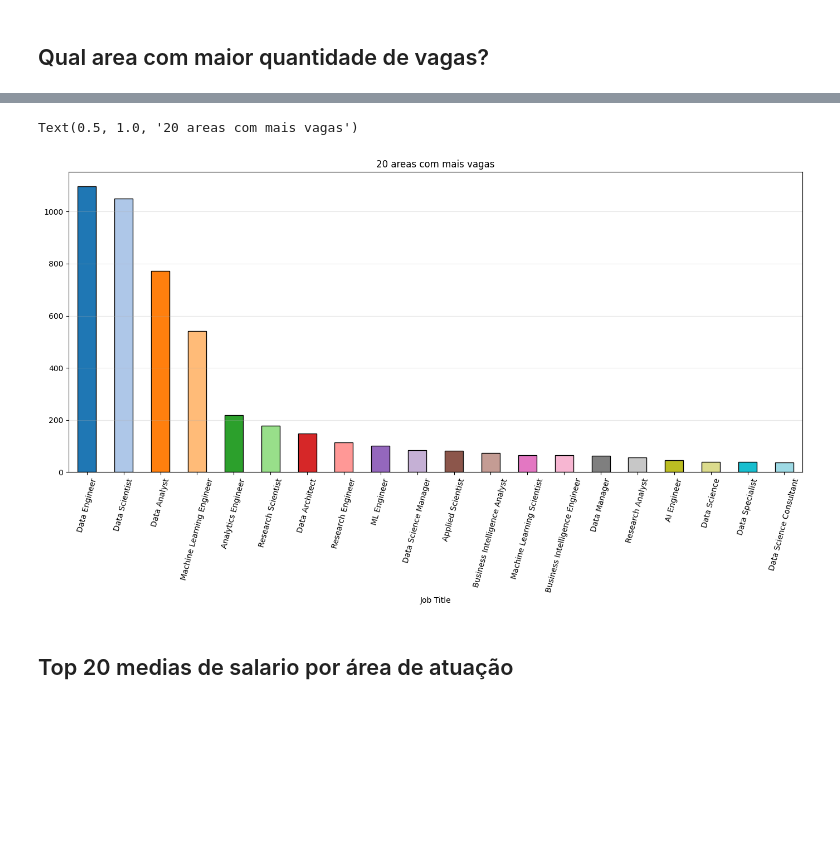
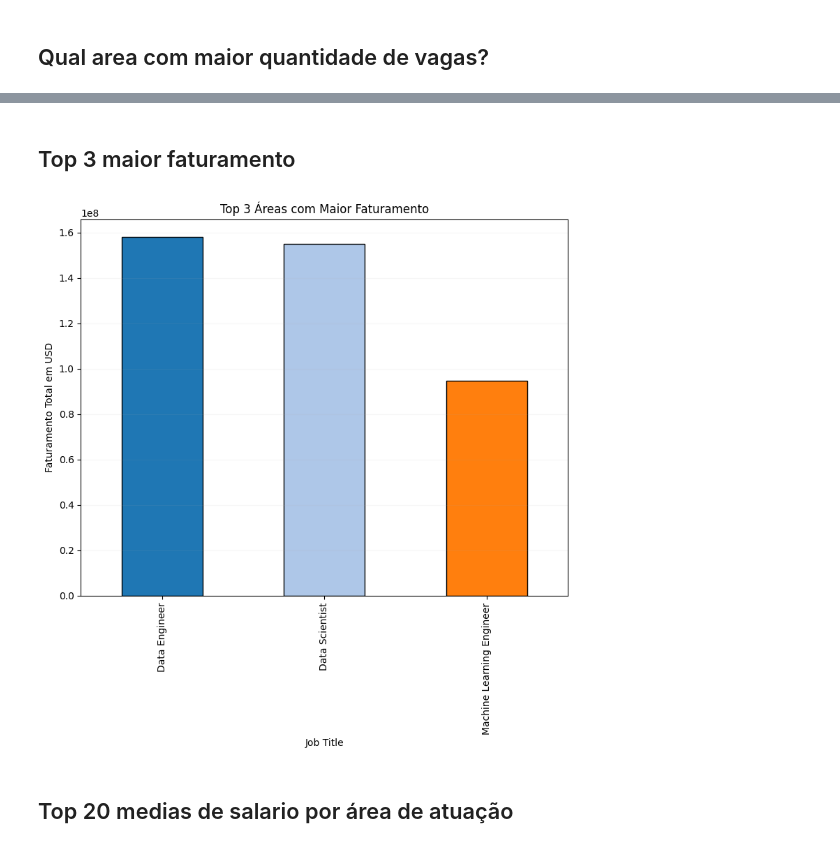
Before and after one commit to LiliamLtx/DataScience, a Jupyter notebook: salarios2024.ipynb, the cells around one changed output, grey strips where cells are left out. Saved outputs shown, nothing was run; the diff lists cells and outputs as text; code cells hidden in the pictures; blank space fills up the shorter version.

```diff
--- a/salarios2024.ipynb
+++ b/salarios2024.ipynb
@@ -189,12 +188,17 @@ São 132 áreas na tabela
+# %% [markdown]
+## Top 3 maior faturamento
+# %%
+faturamento = salarios.groupby("Job Title")["Salary in USD"].sum().sort_values(ascending=False)
+top3 = faturamento.head(3)
 # %%
-plt.figure(figsize = (17, 7))
-top20_JobTitle = salarios["Job Title"].value_counts()[:20]
-top20_JobTitle.plot(kind = 'bar',  color = sns.color_palette('tab20'), edgecolor = 'black', rot = 75)
-plt.grid(axis='y', alpha=0.3)
-plt.title('20 areas com mais vagas')
+plt.figure(figsize=(9, 7))
+top3.plot(kind='bar', color=sns.color_palette('tab20'), edgecolor='black', rot=90)
+plt.grid(axis='y', alpha=0.1)
+plt.title('Top 3 Áreas com Maior Faturamento')
+plt.ylabel('Faturamento Total em USD')
+plt.show()
 # %% [output]
-Text(0.5, 1.0, '20 areas com mais vagas')
-[figure, old version]
+[figure, new version]
 # %% [markdown]
 ## Top 20 medias de salario por área de atuação
 # %%
```
Also changed, not shown: parts of 14 cells of this notebook.
